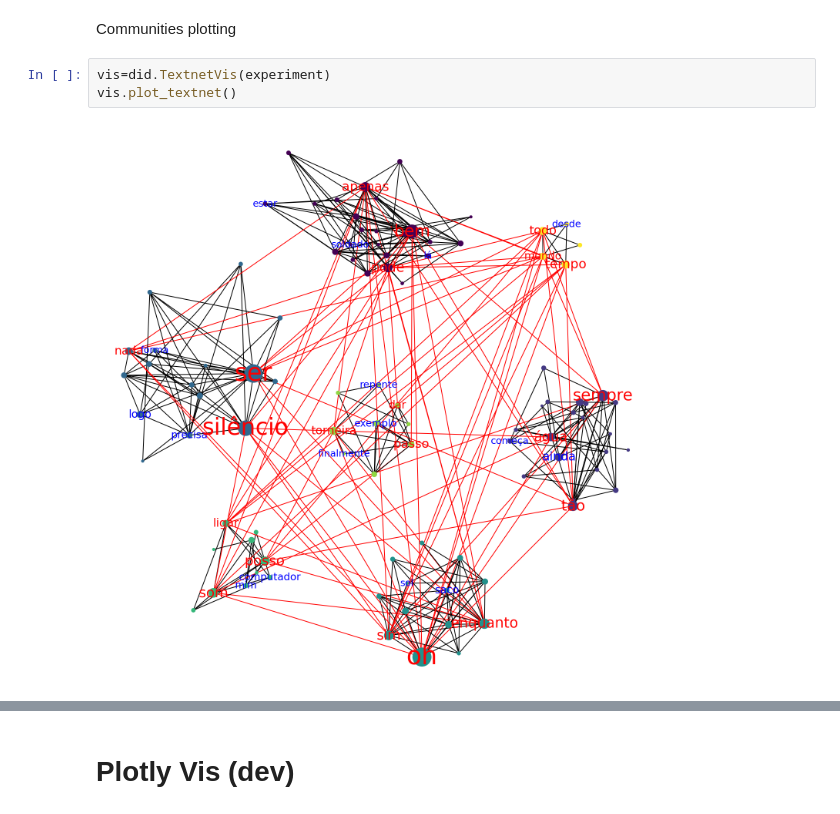
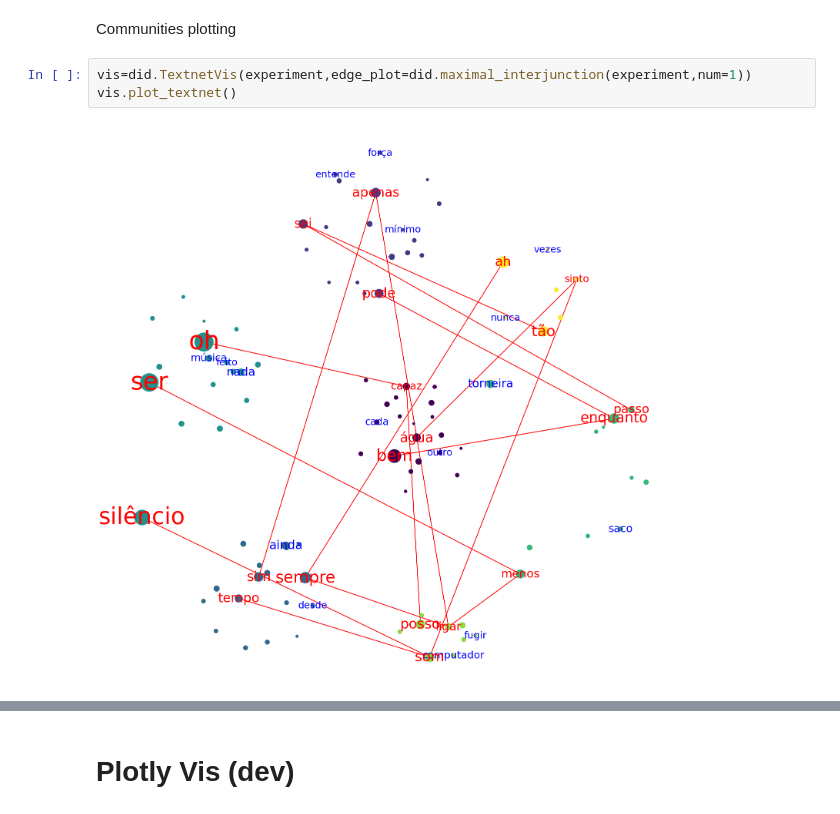
Before and after one commit to Uiuran/text-network-notebooks, a Jupyter notebook: textnet.ipynb, the cells around one changed output, grey strips where cells are left out. Cells and saved outputs as stored; diff of their text form.

Commit message:
interjunction

```diff
--- a/textnet.ipynb
+++ b/textnet.ipynb
@@ -62,7 +62,7 @@ Now we can look at the data in the returned DataFrame.
 # %% [markdown]
 Communities plotting
 # %%
-vis=did.TextnetVis(experiment)
+vis=did.TextnetVis(experiment,edge_plot=did.maximal_interjunction(experiment,num=1))
 vis.plot_textnet()
 # %% [output]
-[figure, old version]
+[figure, new version]
```
Also changed, not shown: parts of 2 cells of this notebook, 2 other files.
